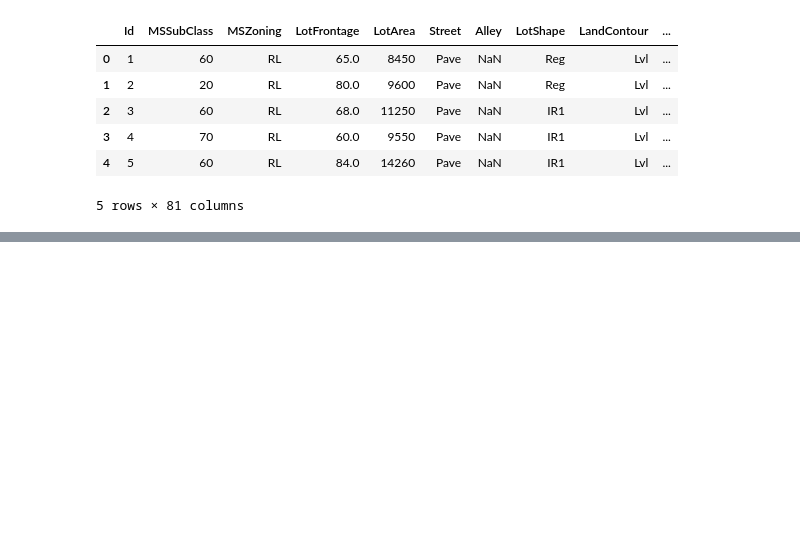
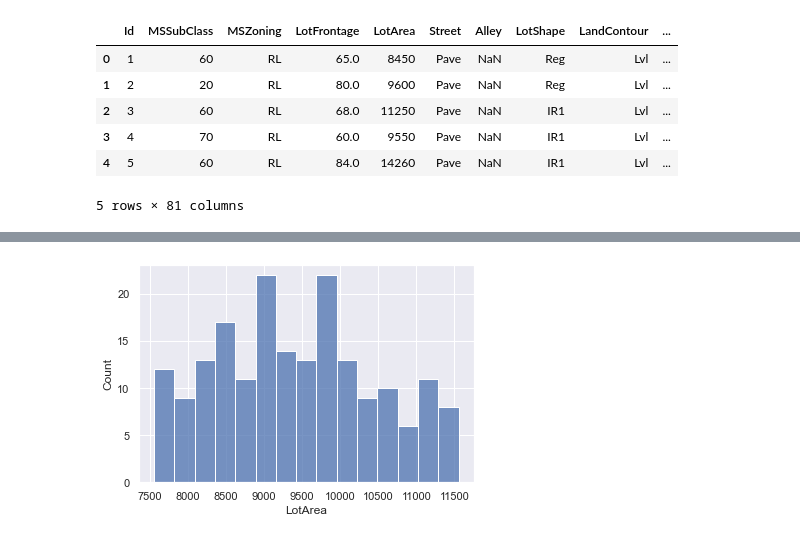
Before and after one commit to CS521-Burstein/final-project-huangyinbuedu, a Jupyter notebook: final project jupyter.ipynb, the cells around one changed output, grey strips where cells are left out. Drawn from its saved outputs; the diff is of its cells as text; code cells hidden in the pictures; blank space fills up the shorter version.

```diff
--- a/final project jupyter.ipynb
+++ b/final project jupyter.ipynb
@@ -69,0 +125,4 @@ df.
+# %%
+Areaplot = sns.histplot(df1_Pave['LotArea'], kde = False, bins=15)
+# %% [output]
+[figure, added]
```
Also changed, not shown: parts of 18 cells of this notebook.
